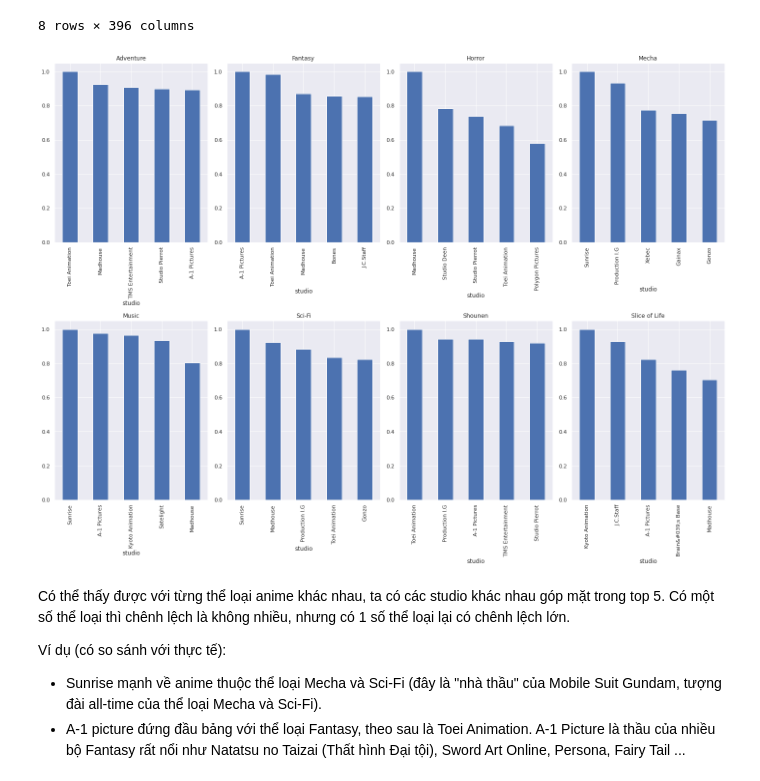
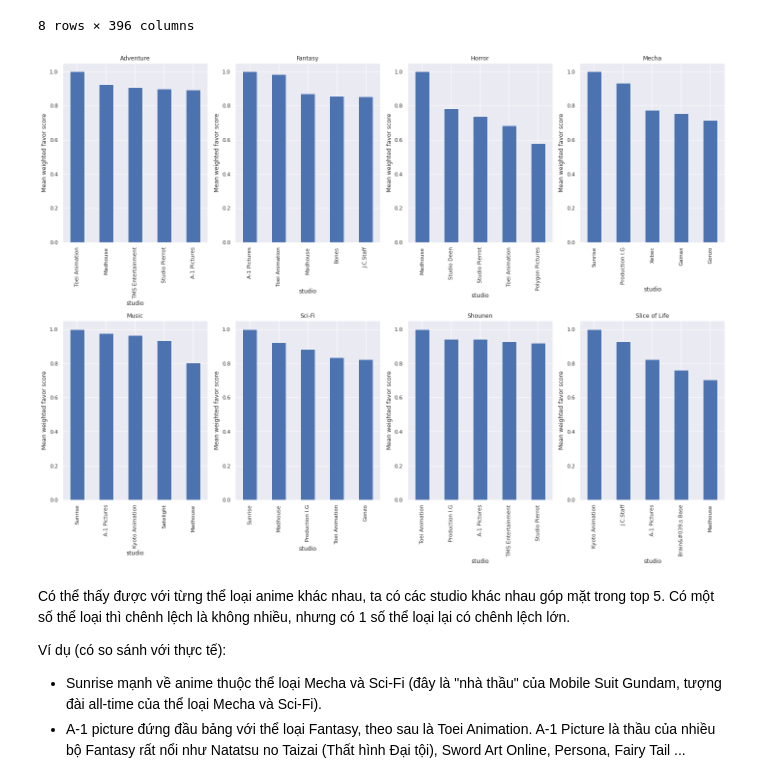
Before and after one commit to hungngocphat01/HCMUS-IntroDataSc-FinalProj, a Jupyter notebook: FINAL.ipynb, the cells around one changed output. Saved outputs shown, nothing was run; the diff lists cells and outputs as text; code cells hidden in the pictures.

```diff
--- a/FINAL.ipynb
+++ b/FINAL.ipynb
@@ -562,3 +562,5 @@ Các cột `background`, `premiered`, `broadcast`, `licensor`, `studio` có tỉ
+# %%
+animes_df.drop(['background', 'broadcast', 'licensor'], axis=1, inplace=True)
 # %% [markdown]
 ---
 # %% [markdown]
@@ -973,22 +992,23 @@ int_genres_matrix
 # %%
 fig, axes = plt.subplots(2, 4, figsize=(20, 15))
 axes = axes.ravel()
 
 # Duyệt qua từng thể loại
 for i, genre in enumerate(int_genres_matrix.index):
     genre_series = int_genres_matrix.loc[genre, :]
 
     genre_series.sort_values(ascending=False, inplace=True)
     genre_series = standardize(genre_series)
 
     genre_series.head(5).plot(
         kind='bar',
         title=genre,
         ax=axes[i]
     )
+    axes[i].set_ylabel('Mean weighted favor score')
 fig.tight_layout()
 # %% [output]
-[figure, old version]
+[figure, new version]
 # %% [markdown]
 Có thể thấy được với từng thể loại anime khác nhau, ta có các studio khác nhau góp mặt trong top 5. Có một số thể loại thì chênh lệch là không nhiều, nhưng có 1 số thể loại lại có chênh lệch lớn.
 
```
Also changed, not shown: parts of 14 cells of this notebook.
